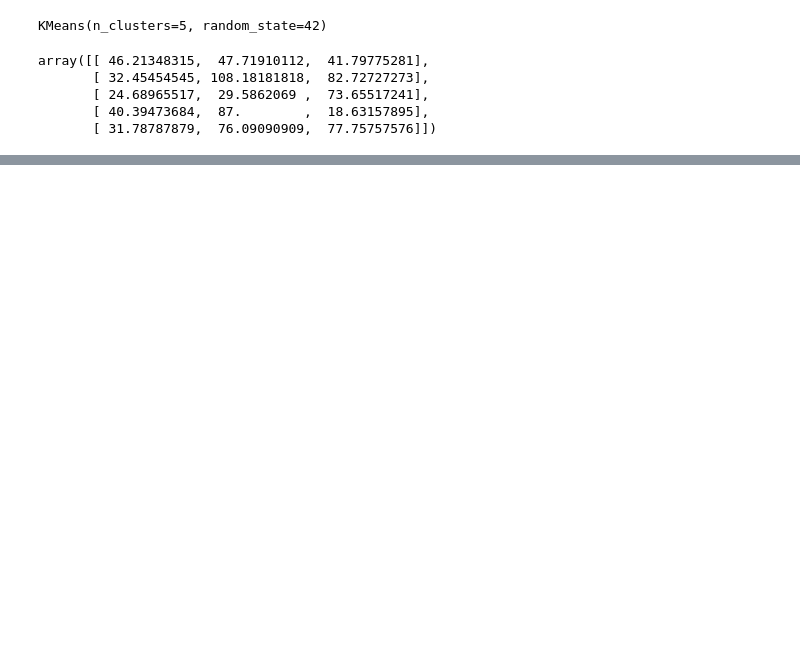
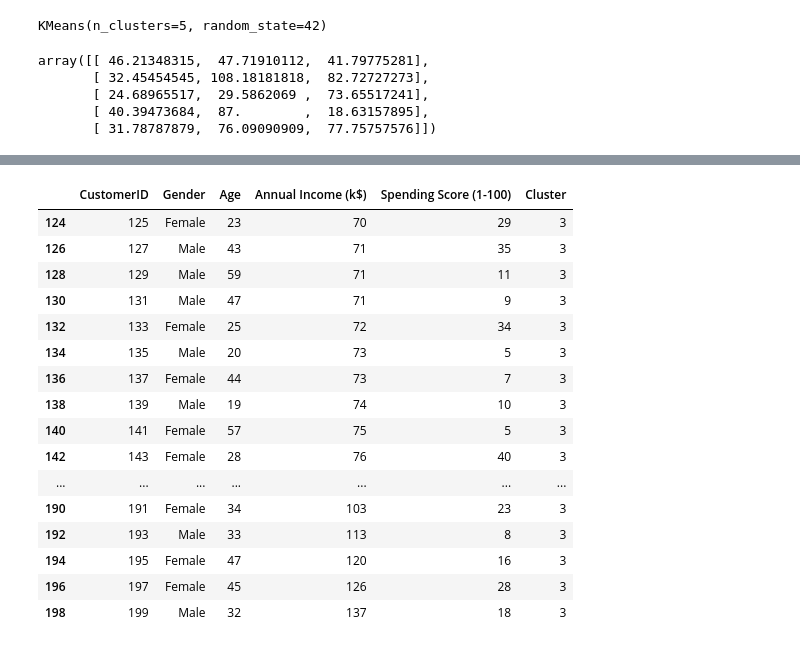
Before and after one commit to Harris-Gacheru/unsupervised-learning-lab, a Jupyter notebook: MLClustering.ipynb, the cells around one changed output, grey strips where cells are left out. Cells and saved outputs as stored; diff of their text form; code cells hidden in the pictures; blank space fills up the shorter version.

Commit message:
store & assign cluster

```diff
--- a/MLClustering.ipynb
+++ b/MLClustering.ipynb
@@ -171,0 +162,5 @@ array([[ 46.21348315,  47.71910112,  41.79775281],
+# %%
+# Step 7: Assign members to their corresponding cluster
+
+data["Cluster"] = model.labels_
+data
@@ -171,0 +181,24 @@ array([[ 46.21348315,  47.71910112,  41.79775281],
+# %%
+# Generating members of the same cluster
+# Cluster 3 members
+
+cluster_3 = data[data["Cluster"] == 3]
+cluster_3
+# %% [output]
+|  | CustomerID | Gender | Age | Annual Income (k$) | Spending Score (1-100) | Cluster |
+| 124 | 125 | Female | 23 | 70 | 29 | 3 |
+| 126 | 127 | Male | 43 | 71 | 35 | 3 |
+| 128 | 129 | Male | 59 | 71 | 11 | 3 |
+| 130 | 131 | Male | 47 | 71 | 9 | 3 |
+| 132 | 133 | Female | 25 | 72 | 34 | 3 |
+| 134 | 135 | Male | 20 | 73 | 5 | 3 |
+| 136 | 137 | Female | 44 | 73 | 7 | 3 |
+| 138 | 139 | Male | 19 | 74 | 10 | 3 |
+| 140 | 141 | Female | 57 | 75 | 5 | 3 |
+| 142 | 143 | Female | 28 | 76 | 40 | 3 |
+| ... | ... | ... | ... | ... | ... | ... |
+| 190 | 191 | Female | 34 | 103 | 23 | 3 |
+| 192 | 193 | Male | 33 | 113 | 8 | 3 |
+| 194 | 195 | Female | 47 | 120 | 16 | 3 |
+| 196 | 197 | Female | 45 | 126 | 28 | 3 |
+| 198 | 199 | Male | 32 | 137 | 18 | 3 |
```
Also changed, not shown: parts of 4 cells of this notebook.
